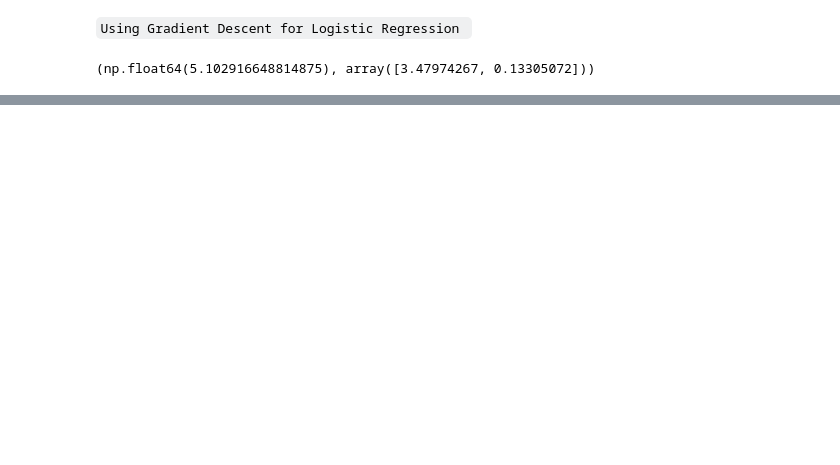
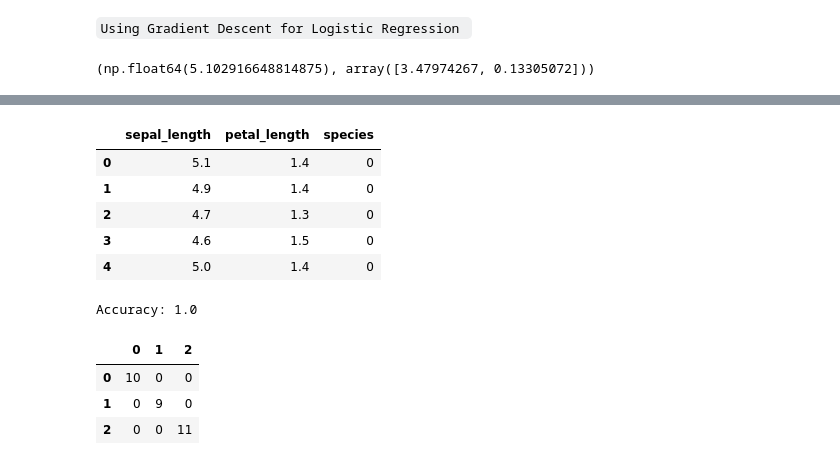
Before and after one commit to mohsinali45213/Data-Science, a Jupyter notebook: Machine Learning/Logistic Regression.ipynb, the cells around one changed output, grey strips where cells are left out. Cells and saved outputs as stored; diff of their text form; code cells hidden in the pictures; blank space fills up the shorter version.

```diff
--- a/Machine Learning/Logistic Regression.ipynb
+++ b/Machine Learning/Logistic Regression.ipynb
@@ -150,0 +174,10 @@ plt.ylim(-3,2)
+# %%
+df = df[["sepal_length","petal_length","species"]]
+df.head()
+# %% [output]
+|  | sepal_length | petal_length | species |
+| 0 | 5.1 | 1.4 | 0 |
+| 1 | 4.9 | 1.4 | 0 |
+| 2 | 4.7 | 1.3 | 0 |
+| 3 | 4.6 | 1.5 | 0 |
+| 4 | 5.0 | 1.4 | 0 |
@@ -150,0 +187,16 @@ plt.ylim(-3,2)
+# %%
+X_train, X_test, y_train, y_test = train_test_split(X,y,test_size=0.2,random_state=42)
+lor = LogisticRegression(multi_class="multinomial")
+lor.fit(X_train,y_train)
+y_pred = lor.predict(X_test)
+from sklearn.metrics import accuracy_score, confusion_matrix, classification_report
+print("Accuracy:", accuracy_score(y_test, y_pred))
+# %% [output]
+Accuracy: 1.0
+# %%
+pd.DataFrame(confusion_matrix(y_test, y_pred))
+# %% [output]
+|  | 0 | 1 | 2 |
+| 0 | 10 | 0 | 0 |
+| 1 | 0 | 9 | 0 |
+| 2 | 0 | 0 | 11 |
```
Also changed, not shown: parts of 17 cells of this notebook, 4 other files.
